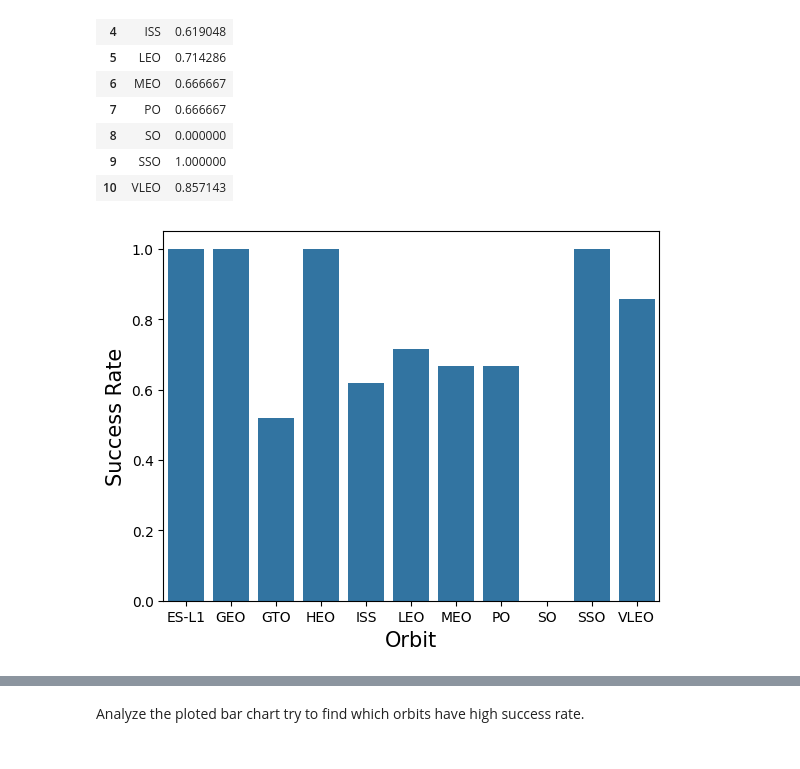
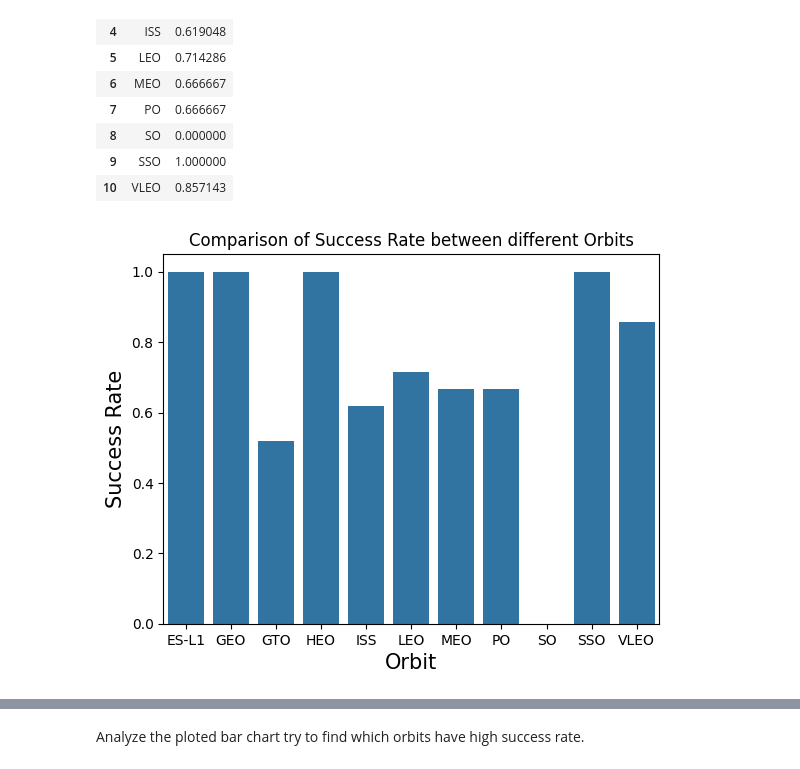
Before and after one commit to NalinMalla/SpaceX-Falcon9-Cost-Predictor, a Jupyter notebook: 2.2. EDA-dataviz.ipynb, the cells around one changed output, grey strips where cells are left out. Saved outputs shown, nothing was run; the diff lists cells and outputs as text; code cells hidden in the pictures.

```diff
--- a/2.2. EDA-dataviz.ipynb
+++ b/2.2. EDA-dataviz.ipynb
@@ -138,7 +140,8 @@ df_oc
 # %%
 sns.barplot(x="Orbit", y='Class', data=df_oc)  #aspect is aspect ration of figure
 plt.xlabel("Orbit",fontsize=15)
 plt.ylabel("Success Rate",fontsize=15)
+plt.title("Comparison of Success Rate between different Orbits")
 plt.show()
 # %% [output]
-[figure, old version]
+[figure, new version]
```
Also changed, not shown: parts of 17 cells of this notebook, 9 other files.
